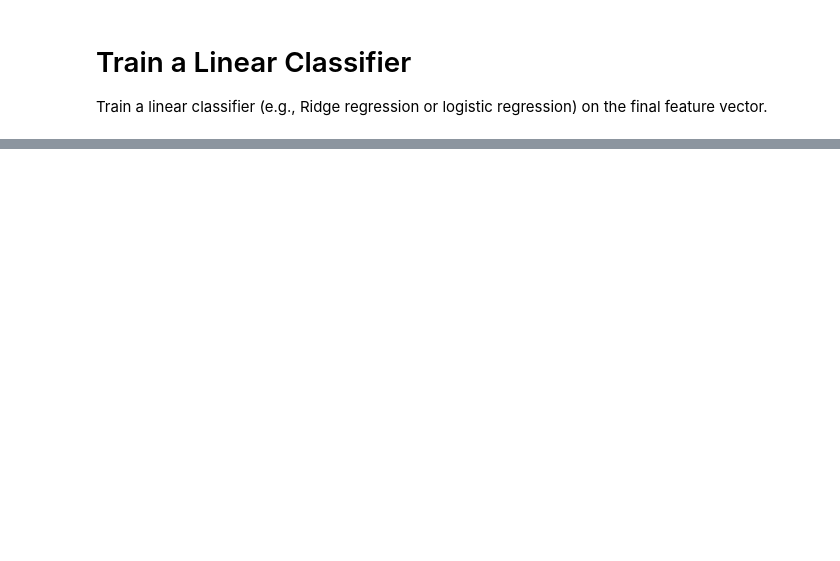
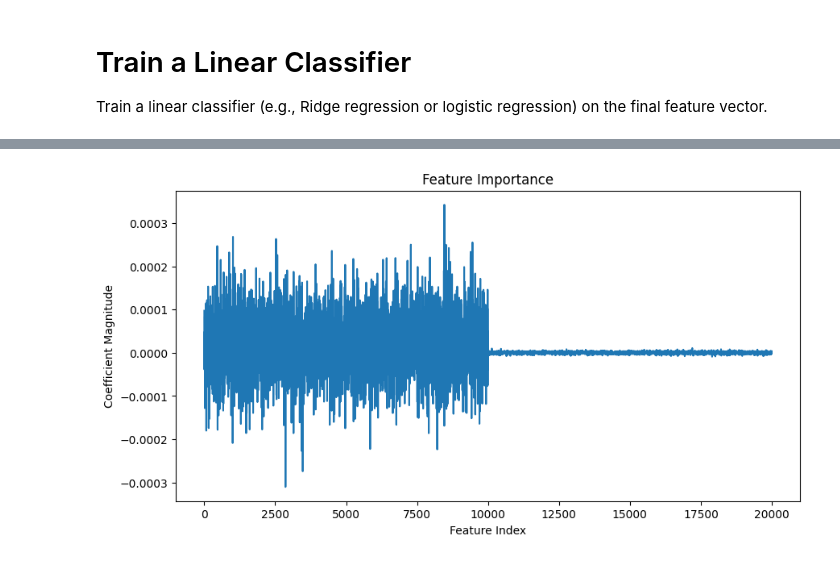
Before and after one commit to vrodriguezf/sertemp, a Jupyter notebook: nbs/classification/rocket-based.ipynb, the cells around one changed output, grey strips where cells are left out. Drawn from its saved outputs; the diff is of its cells as text; code cells hidden in the pictures; blank space fills up the shorter version.

```diff
--- a/nbs/classification/rocket-based.ipynb
+++ b/nbs/classification/rocket-based.ipynb
@@ -186,15 +216,3 @@ feature_vector = np.concatenate([max_values, ppvs])
 # %% [markdown]
 # Train a Linear Classifier
 Train a linear classifier (e.g., Ridge regression or logistic regression) on the final feature vector.
-# %%
-# Define the classifier
-classifier = RidgeClassifier()
-
-# Assume 'labels' is your target variable
-# labels = ...
-
-# Reshape the feature vector to 2D as the classifier expects a 2D array
-feature_vector_2d = feature_vector.reshape(1, -1)
-
-# Train the classifier
-classifier.fit(feature_vector_2d, labels)
@@ -200,0 +238,13 @@ classifier.fit(feature_vector_2d, labels)
+# %%
+# Get the coefficients
+coefficients = classifier.coef_
+
+# Plot the coefficients
+plt.figure(figsize=(10, 5))
+plt.plot(coefficients[0])
+plt.title('Feature Importance')
+plt.xlabel('Feature Index')
+plt.ylabel('Coefficient Magnitude')
+plt.show()
+# %% [output]
+[figure, added]
```
Also changed, not shown: parts of 11 cells of this notebook.
